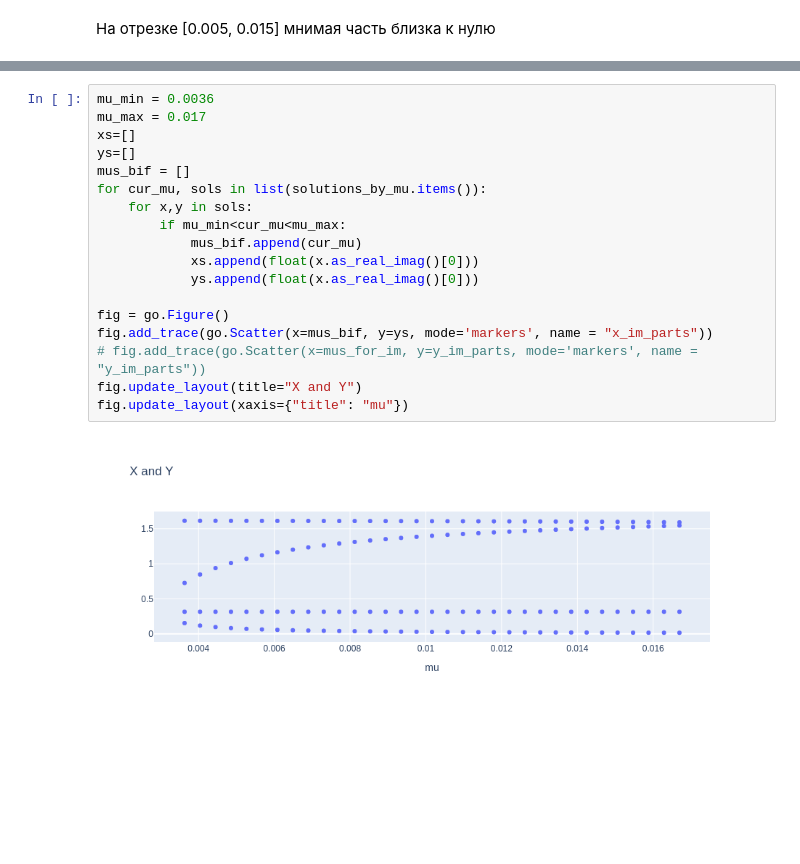
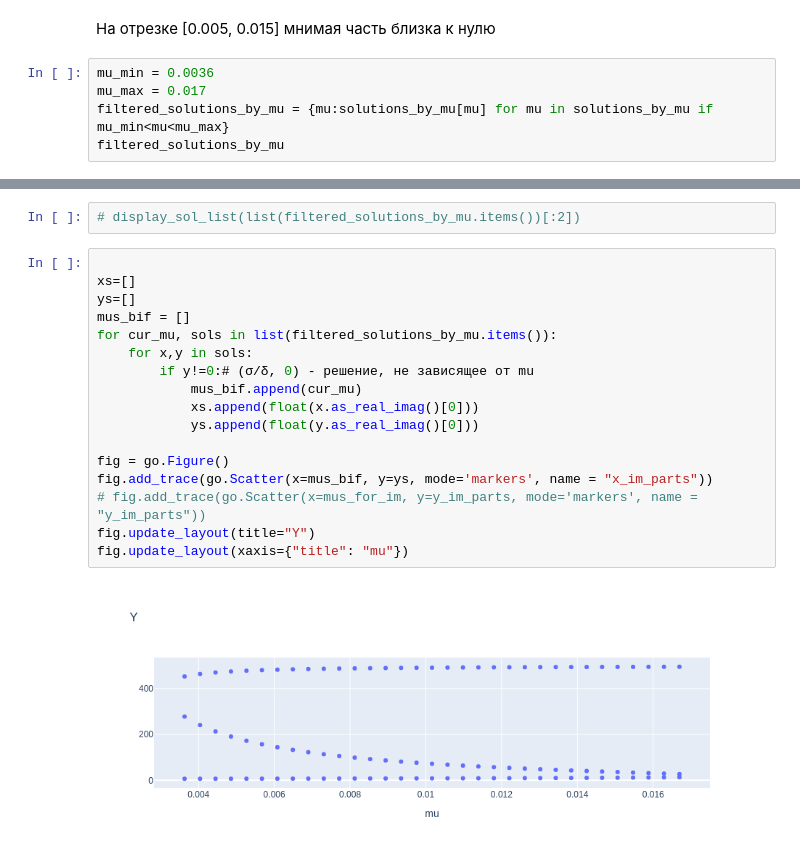
Before and after one commit to SergeyPishchulov/thesis, a Jupyter notebook: Thesis_paper.ipynb, the cells around one changed output, grey strips where cells are left out. Drawn from its saved outputs; the diff is of its cells as text; blank space fills up the shorter version.

```diff
--- a/Thesis_paper.ipynb
+++ b/Thesis_paper.ipynb
@@ -124,3 +107,8 @@ fig.update_layout(xaxis={"title": "mu"})
 [figure]
 # %% [markdown]
 На отрезке [0.005, 0.015] мнимая часть близка к нулю
+# %%
+mu_min = 0.0036
+mu_max = 0.017
+filtered_solutions_by_mu = {mu:solutions_by_mu[mu] for mu in solutions_by_mu if mu_min<mu<mu_max}
+filtered_solutions_by_mu
@@ -127,20 +133,21 @@ fig.update_layout(xaxis={"title": "mu"})
+# %%
+# display_sol_list(list(filtered_solutions_by_mu.items())[:2])
 # %%
-mu_min = 0.0036
-mu_max = 0.017
+
 xs=[]
 ys=[]
 mus_bif = []
-for cur_mu, sols in list(solutions_by_mu.items()):
+for cur_mu, sols in list(filtered_solutions_by_mu.items()):
     for x,y in sols:
-        if mu_min<cur_mu<mu_max:
+        if y!=0:# (σ/δ, 0) - решение, не зависящее от mu
             mus_bif.append(cur_mu)
             xs.append(float(x.as_real_imag()[0]))
-            ys.append(float(x.as_real_imag()[0]))
+            ys.append(float(y.as_real_imag()[0]))
 
 fig = go.Figure()
 fig.add_trace(go.Scatter(x=mus_bif, y=ys, mode='markers', name = "x_im_parts"))
 # fig.add_trace(go.Scatter(x=mus_for_im, y=y_im_parts, mode='markers', name = "y_im_parts"))
-fig.update_layout(title="X and Y")
+fig.update_layout(title="Y")
 fig.update_layout(xaxis={"title": "mu"})
 # %% [output]
-[figure, old version]
+[figure, new version]
```
Also changed, not shown: parts of 4 cells of this notebook.
